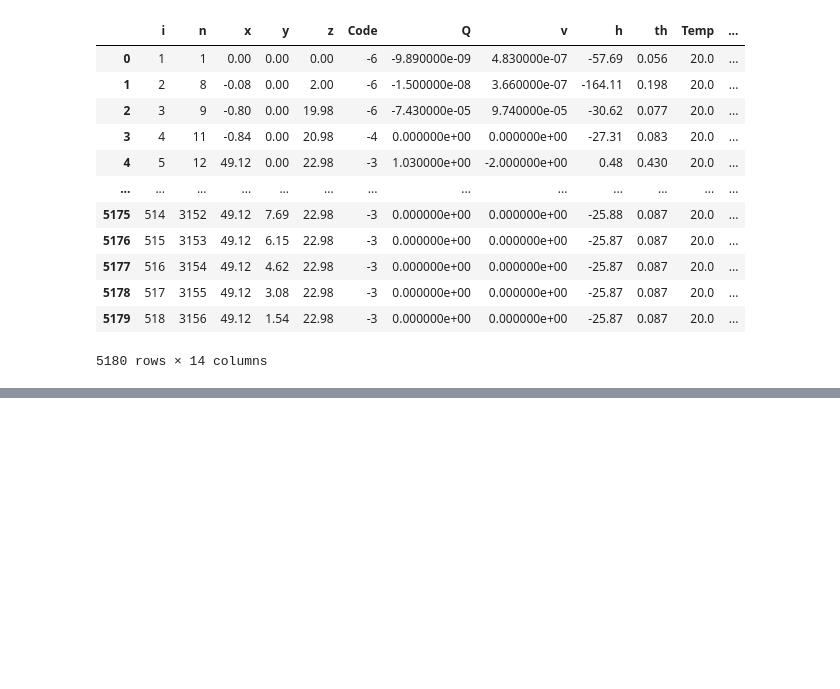
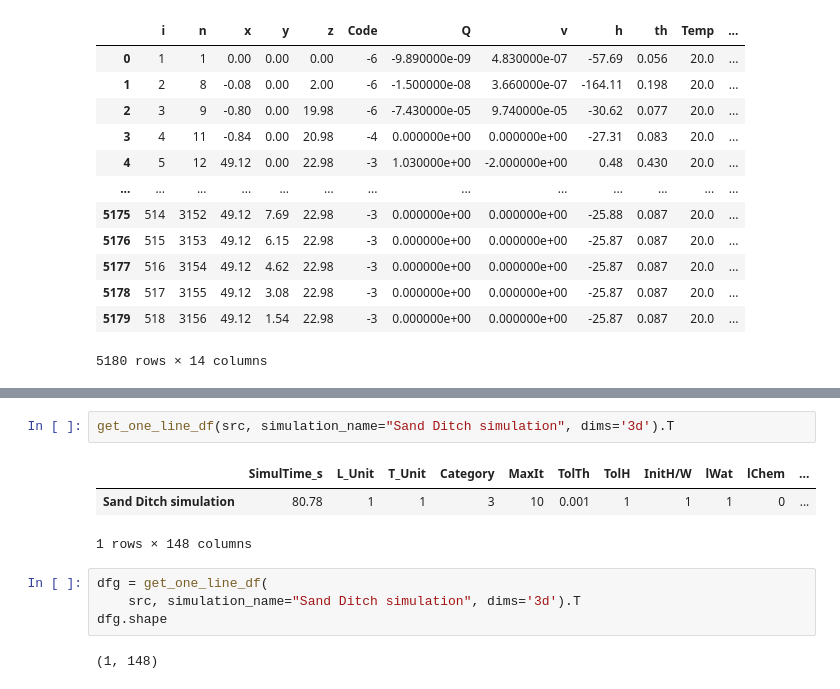
Before and after one commit to drnesr/SandDitch, a Jupyter notebook: Code/SandDitchAnalysis011.ipynb, the cells around one changed output, grey strips where cells are left out. Cells and saved outputs as stored; diff of their text form; blank space fills up the shorter version.

```diff
--- a/Code/SandDitchAnalysis011.ipynb
+++ b/Code/SandDitchAnalysis011.ipynb
@@ -827,0 +830,12 @@ read_boundary_data(src, 19, 22)
+# %%
+get_one_line_df(src, simulation_name="Sand Ditch simulation", dims='3d').T
+# %% [output]
+|  | SimulTime_s | L_Unit | T_Unit | Category | MaxIt | TolTh | TolH | InitH/W | lWat | lChem | ... |
+| Sand Ditch simulation | 80.78 | 1 | 1 | 3 | 10 | 0.001 | 1 | 1 | 1 | 0 | ... |
+1 rows × 148 columns
+# %%
+dfg = get_one_line_df(
+    src, simulation_name="Sand Ditch simulation", dims='3d').T
+dfg.shape
+# %% [output]
+(1, 148)
```
Also changed, not shown: parts of 13 cells of this notebook.
